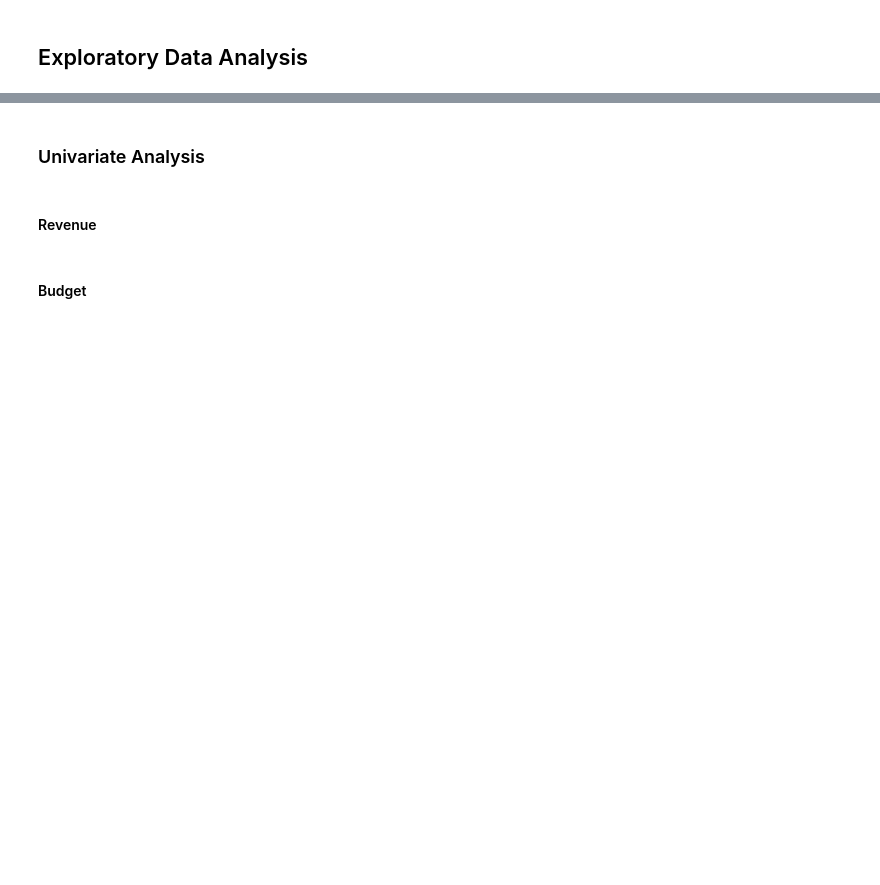
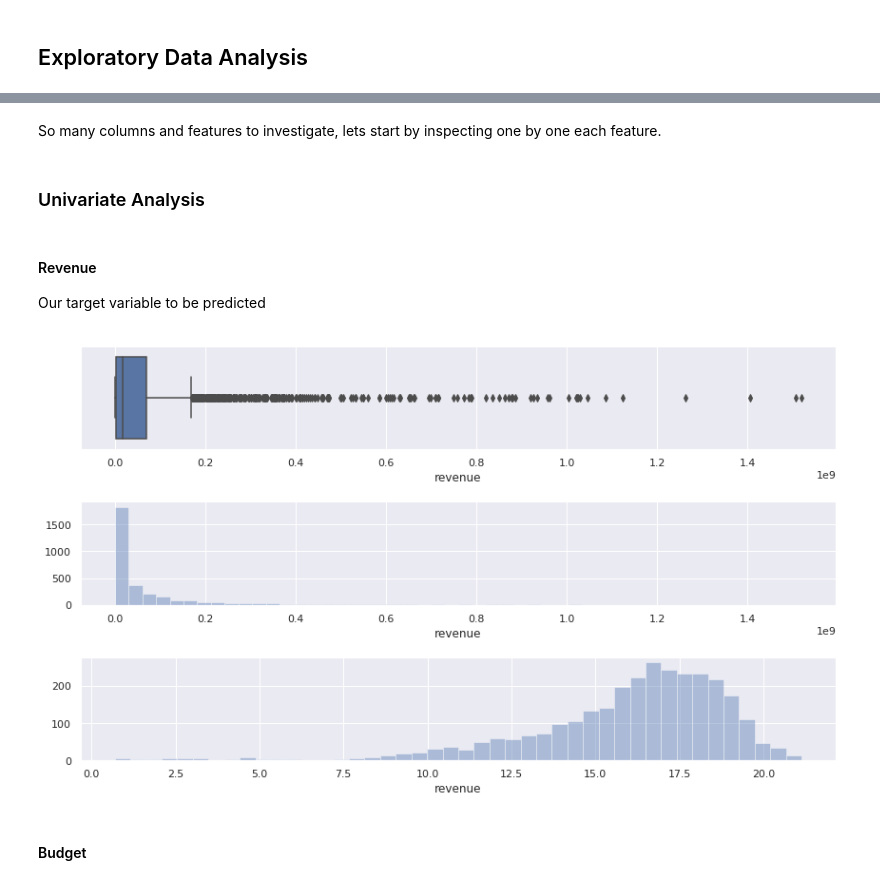
Before and after one commit to praxitelisk/TMDB-Box-Office-Prediction, a Jupyter notebook: TMDB Box Office Prediction EDA + ML.ipynb, the cells around one changed output, grey strips where cells are left out. Drawn from its saved outputs; the diff is of its cells as text; code cells hidden in the pictures; blank space fills up the shorter version.

```diff
--- a/TMDB Box Office Prediction EDA + ML.ipynb
+++ b/TMDB Box Office Prediction EDA + ML.ipynb
@@ -46,11 +89,19 @@ train_df.columns
+# %% [markdown]
+So many columns and features to investigate, lets start by inspecting one by one each feature.
 # %% [markdown]
 ### Univariate Analysis
-# %% [markdown]
-#### Revenue
+# %% [markdown]
+#### Revenue
+Our target variable to be predicted
 # %%
-f, ax = plt.subplots(2, figsize=(12,7))
+f, ax = plt.subplots(3, figsize=(12,7))
+sns.set(rc={'figure.figsize':(12,8)})
 sns.boxplot(x=train_df.revenue, ax = ax[0])
 sns.distplot(a=train_df.revenue, kde = False, ax = ax[1])
+sns.distplot(a=np.log1p(train_df.revenue), kde = False, ax = ax[2])
+f.tight_layout()
+# %% [output]
+[figure, added]
 # %% [markdown]
 #### Budget
 # %%
```
Also changed, not shown: parts of 39 cells of this notebook.
